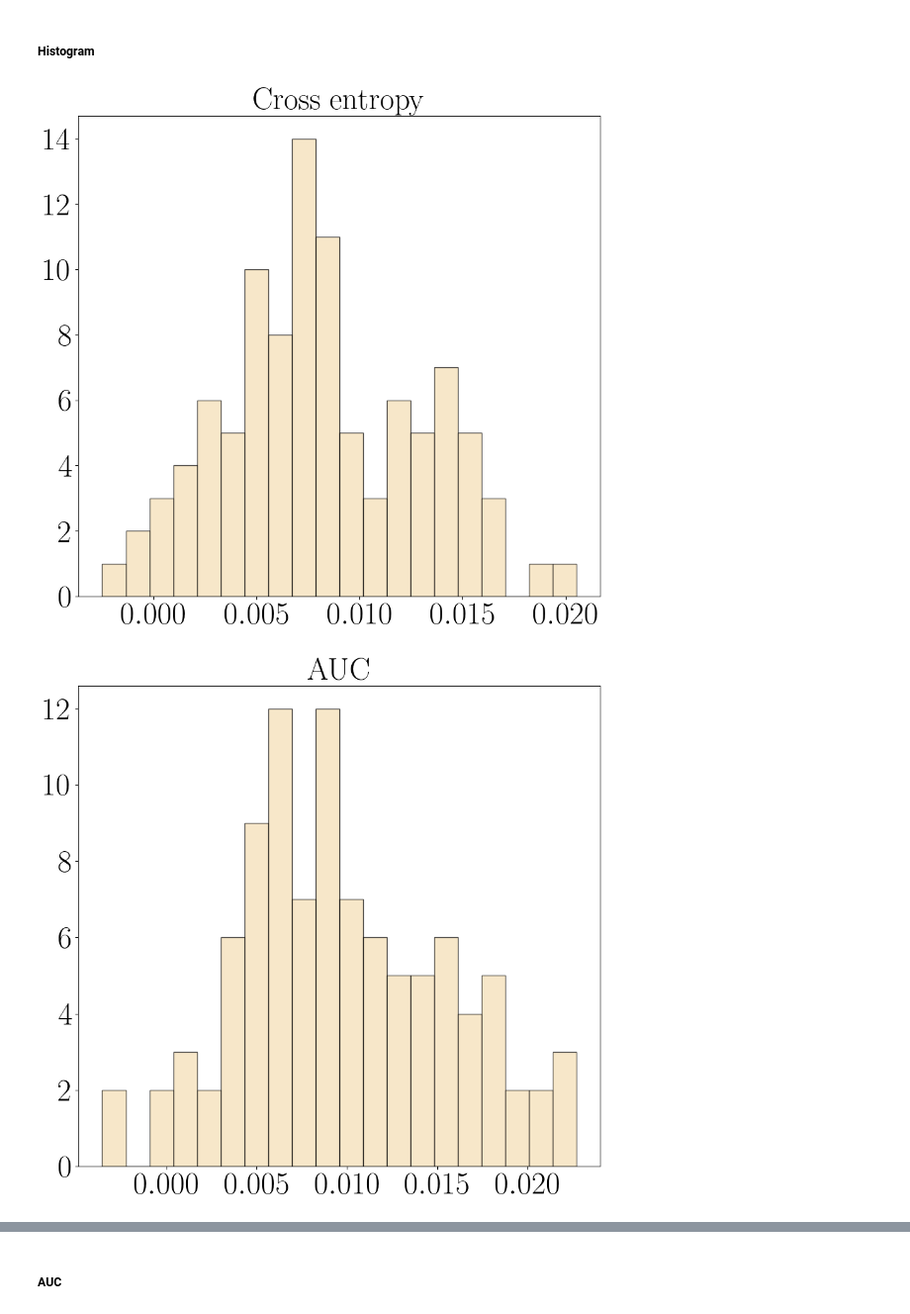
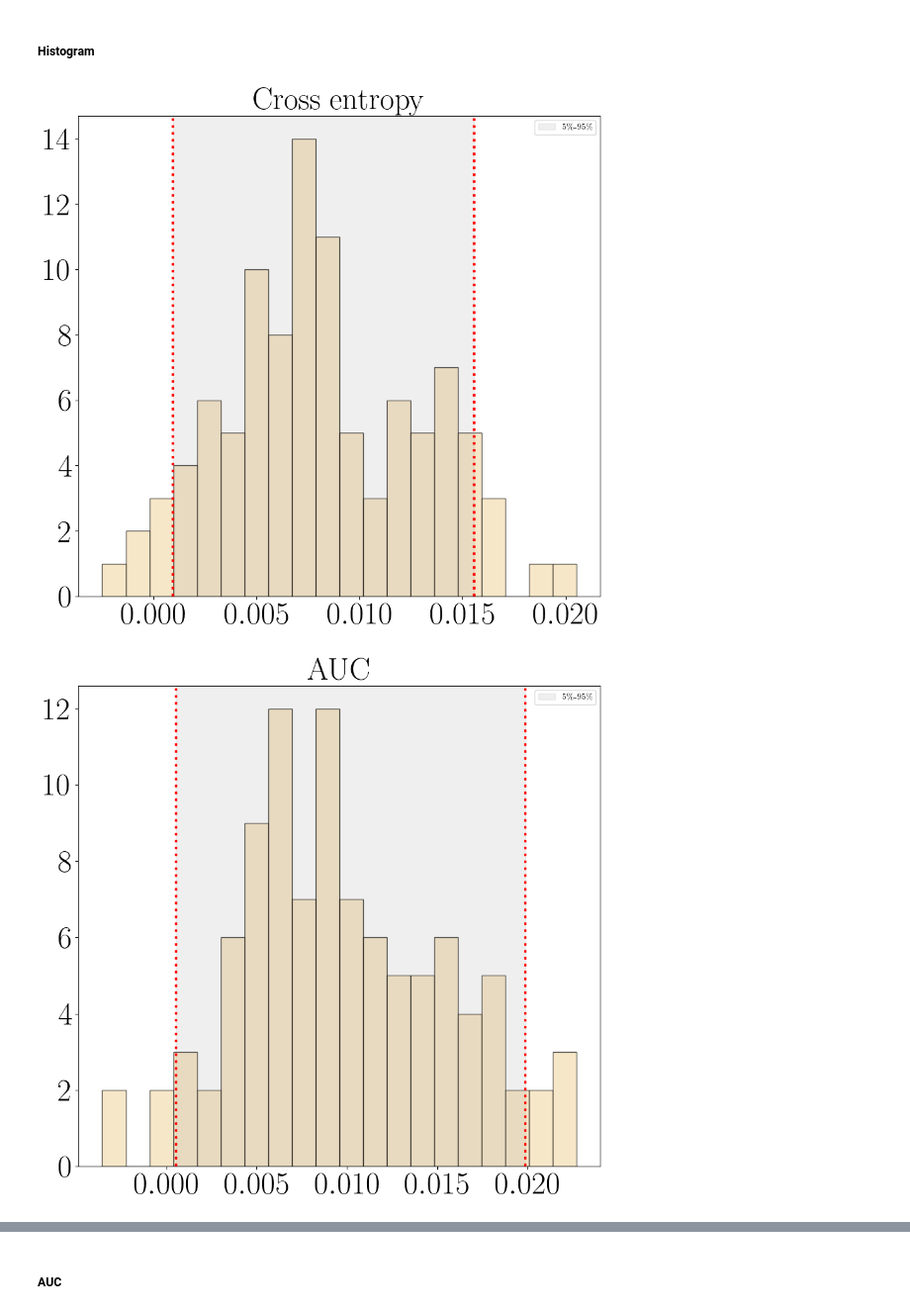
Before and after one commit to PinjunD/Statistical-ranking-with-dynamic-covariate, a Jupyter notebook: tennis.ipynb, the cells around one changed output, grey strips where cells are left out. Shown: that part at 99% size. Saved outputs shown, nothing was run; the diff lists cells and outputs as text; code cells hidden in the pictures.

```diff
--- a/tennis.ipynb
+++ b/tennis.ipynb
@@ -592,14 +592,23 @@ for key in Data:
 # %%
 
 for i,key in enumerate(CV_name):
+    dd = D[:,i]
     save_name = key
+    percentile_5 = np.percentile(dd, 5)
+    percentile_95 = np.percentile(dd, 95)
+
     fig, ax = plt.subplots(figsize=(10.8, 10))
-    plt.hist(D[:,i],bins = 20, alpha=0.7, color='wheat', edgecolor='black')
+    plt.hist(dd,bins = 20, alpha=0.7, color='wheat', edgecolor='black')
+    plt.axvspan(percentile_5, percentile_95, color='grey', alpha=0.12, label='5\%-95\%')
+    ax.axvline(x=percentile_5, color='red', linestyle=':', linewidth = 3)
+    ax.axvline(x=percentile_95, color='red', linestyle=':', linewidth = 3)
+    #ax.fill_betweenx(100-20, percentile_5, percentile_95, color='gray', alpha=0.12)
     plt.title(key,size =sz)
     plt.xticks(size=sz)
     plt.yticks(size=sz)
+    plt.legend()
     plt.savefig(image_path+f'Histograme_{save_name}.pdf')
     plt.show()
 # %% [output]
-[figure, old version]
+[figure, new version]
-[figure, old version]
+[figure, new version]
```
Also changed, not shown: parts of 1 cell of this notebook, 10 other files.
